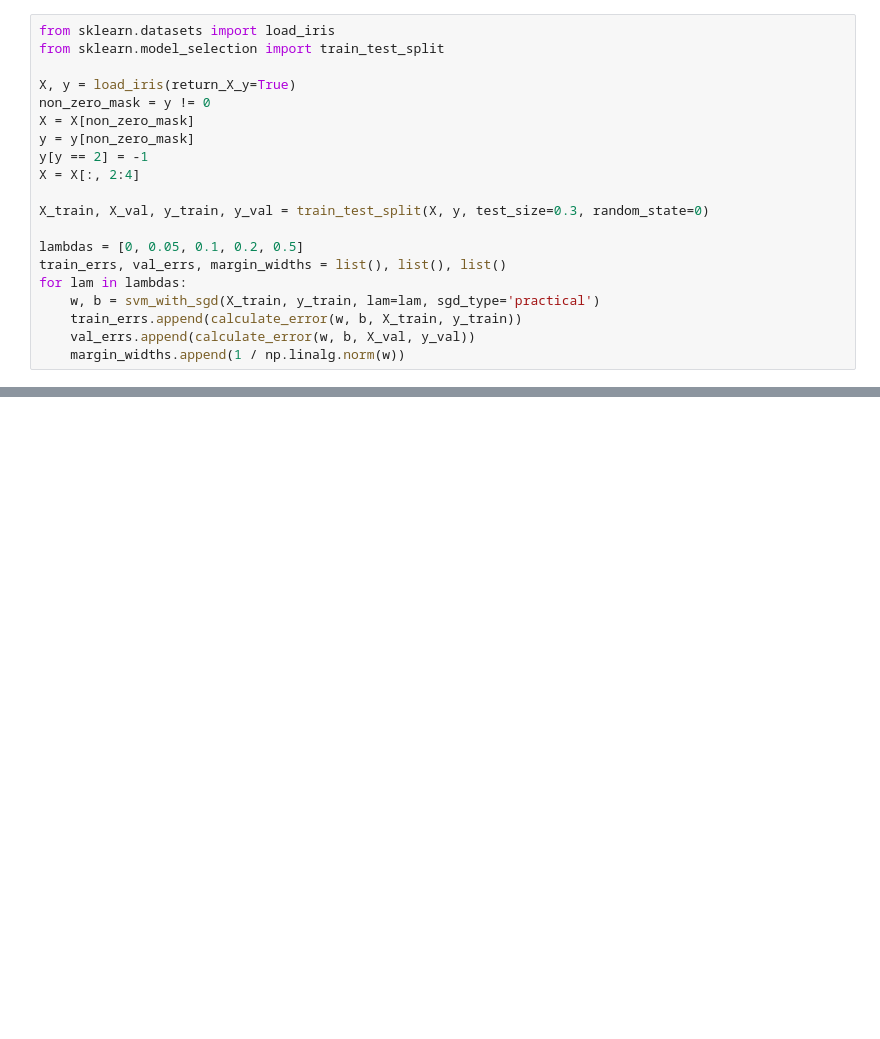
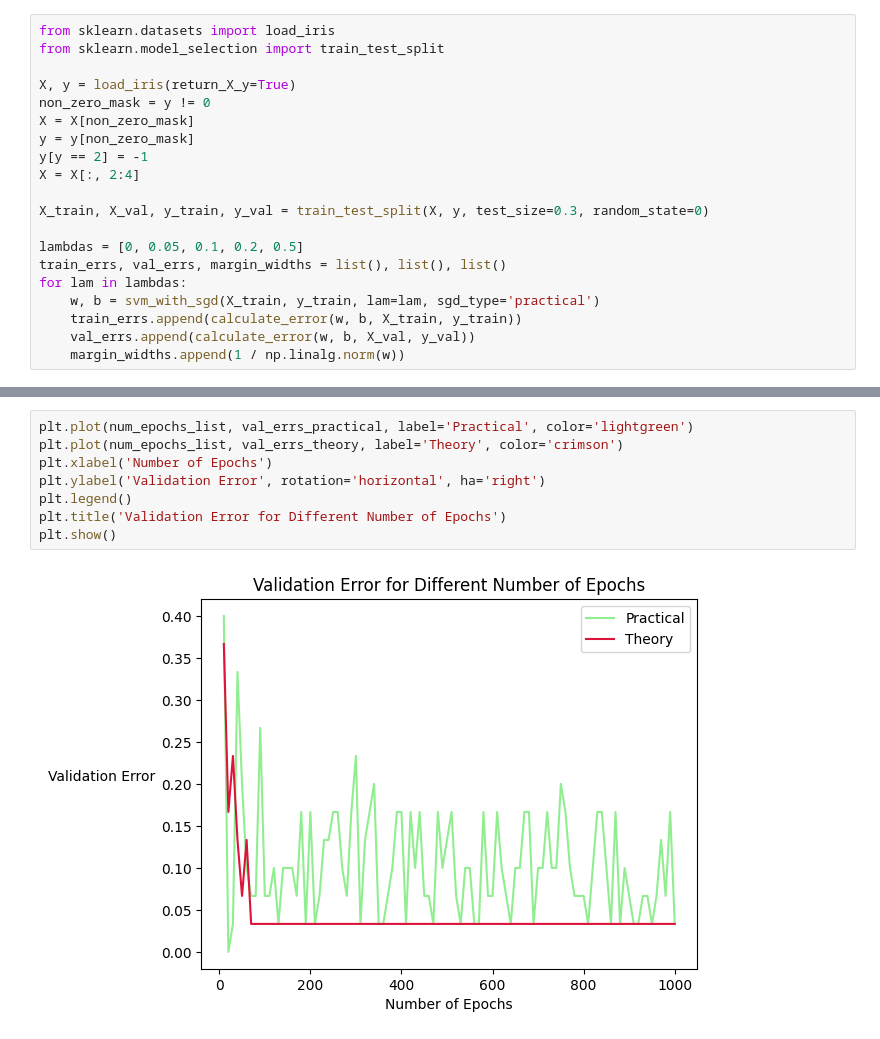
Before and after one commit to AmitShirazi1/ML_hw3, a Jupyter notebook: q2.ipynb, the cells around one changed output, grey strips where cells are left out. Drawn from its saved outputs; the diff is of its cells as text; blank space fills up the shorter version.

```diff
--- a/q2.ipynb
+++ b/q2.ipynb
@@ -126,0 +151,10 @@ It seems that the best model is the one with lambda=0.1, because it minimizes th
+# %%
+plt.plot(num_epochs_list, val_errs_practical, label='Practical', color='lightgreen')
+plt.plot(num_epochs_list, val_errs_theory, label='Theory', color='crimson')
+plt.xlabel('Number of Epochs')
+plt.ylabel('Validation Error', rotation='horizontal', ha='right')
+plt.legend()
+plt.title('Validation Error for Different Number of Epochs')
+plt.show()
+# %% [output]
+[figure, added]
```
Also changed, not shown: parts of 7 cells of this notebook, 1 other file.
